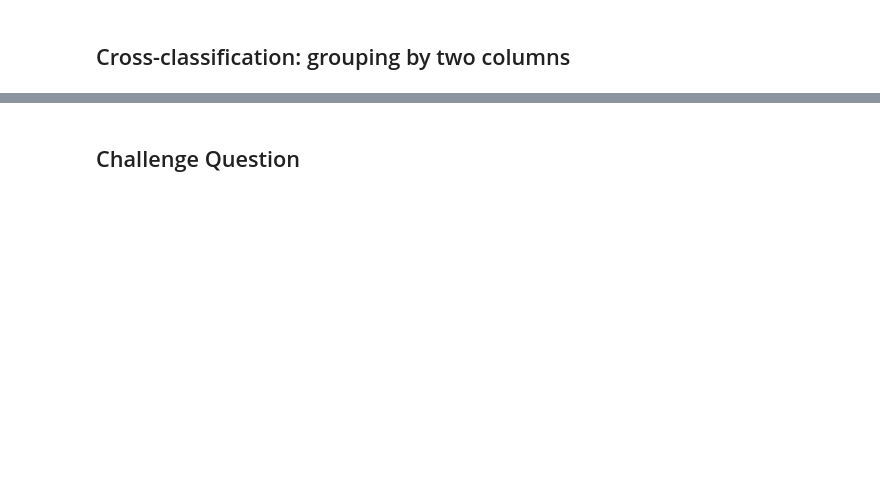
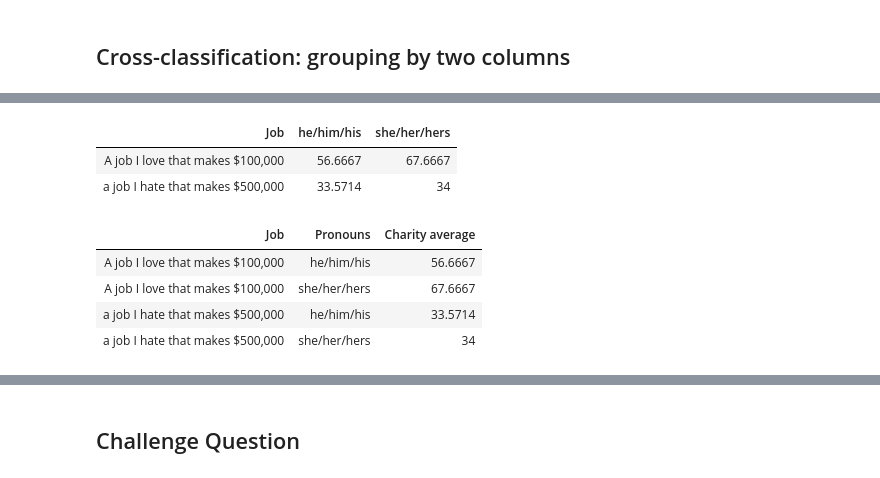
Before and after one commit to ucsb-ds/ds1-w21-content, a Jupyter notebook: lec-notebooks/lec11-live.ipynb, the cells around one changed output, grey strips where cells are left out. Cells and saved outputs as stored; diff of their text form; code cells hidden in the pictures; blank space fills up the shorter version.

```diff
--- a/lec-notebooks/lec11-live.ipynb
+++ b/lec-notebooks/lec11-live.ipynb
@@ -59,9 +171,16 @@ survey.pivot('Pronouns', 'Charity')
 # %%
-survey.pivot('Job', 'Pronouns', 'Charity', np.average)
+survey.pivot('Pronouns', 'Job', 'Charity', np.average)
+# %% [output]
+| Job | he/him/his | she/her/hers |
+| A job I love that makes $100,000 | 56.6667 | 67.6667 |
+| a job I hate that makes $500,000 | 33.5714 | 34 |
 # %%
-jobs_pronouns_charity_table = survey.select('Job', 'Pronouns', 'Charity')
-jobs_pronouns_charity_table = jobs_pronouns_charity_table.group(['Job','Pronouns'], np.average)
-jobs_pronouns_charity_table
-
-                            #   .group(['Job','Pronouns'], np.average)).show()
+(survey.select('Job', 'Pronouns', 'Charity')
+       .group(['Job','Pronouns'], np.average)).show()
+# %% [output]
+| Job | Pronouns | Charity average |
+| A job I love that makes $100,000 | he/him/his | 56.6667 |
+| A job I love that makes $100,000 | she/her/hers | 67.6667 |
+| a job I hate that makes $500,000 | he/him/his | 33.5714 |
+| a job I hate that makes $500,000 | she/her/hers | 34 |
 # %%
```
Also changed, not shown: parts of 30 cells of this notebook.
